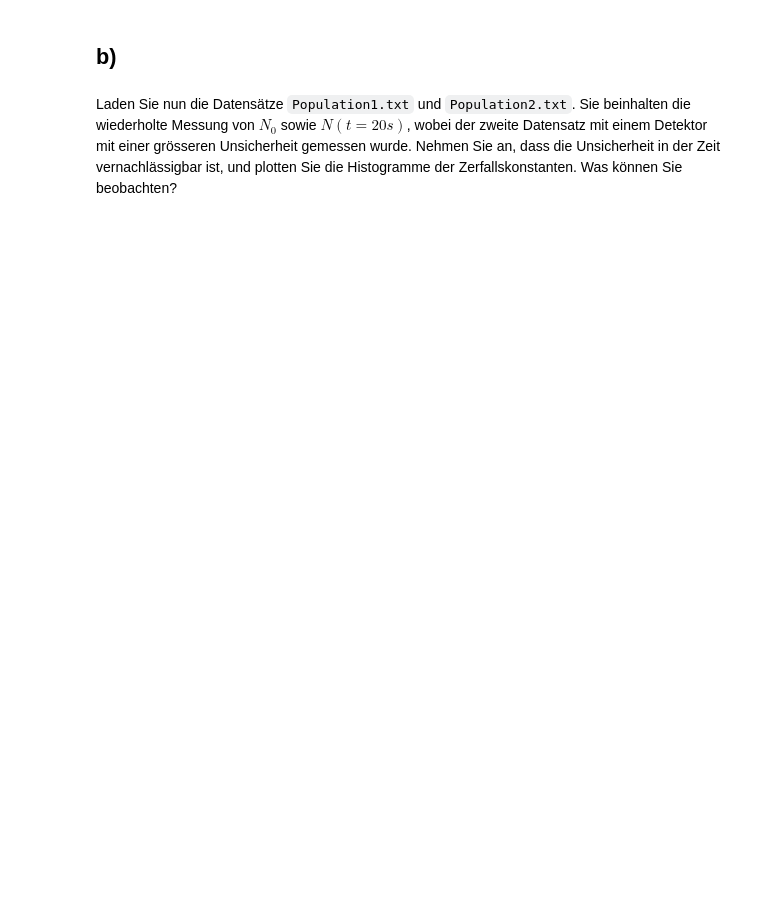
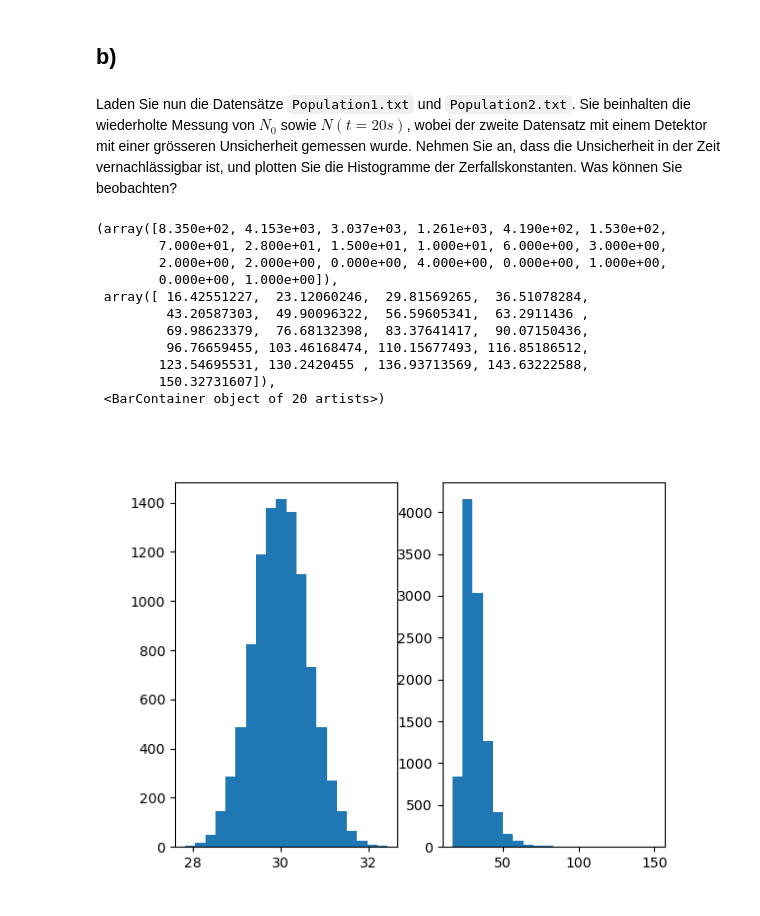
Before and after one commit to Qjasch/Datenanalyse, a Jupyter notebook: Exercises/Ex04/Messfehler und Fehlerfortpflanzung.ipynb, the cells around one changed output. Cells and saved outputs as stored; diff of their text form; code cells hidden in the pictures; blank space fills up the shorter version.

```diff
--- a/Exercises/Ex04/Messfehler und Fehlerfortpflanzung.ipynb
+++ b/Exercises/Ex04/Messfehler und Fehlerfortpflanzung.ipynb
@@ -162,0 +171,23 @@ Laden Sie nun die Datensätze `Population1.txt` und `Population2.txt`. Sie beinh
+# %%
+n_1, m_1 = np.loadtxt('Population1.txt', skiprows=2, delimiter=' ')
+n_2, m_2 = np.loadtxt('Population2.txt', skiprows=2, delimiter=' ')
+
+fig, (ax_1, ax_2) = plt.subplots(1, 2)
+
+t = 20
+
+ax_1.hist(t / np.log(n_1 / m_1), bins=20)
+ax_2.hist(t / np.log(n_2 / m_2), bins=20)
+# %% [output]
+(array([8.350e+02, 4.153e+03, 3.037e+03, 1.261e+03, 4.190e+02, 1.530e+02,
+        7.000e+01, 2.800e+01, 1.500e+01, 1.000e+01, 6.000e+00, 3.000e+00,
+        2.000e+00, 2.000e+00, 0.000e+00, 4.000e+00, 0.000e+00, 1.000e+00,
+        0.000e+00, 1.000e+00]),
+ array([ 16.42551227,  23.12060246,  29.81569265,  36.51078284,
+         43.20587303,  49.90096322,  56.59605341,  63.2911436 ,
+         69.98623379,  76.68132398,  83.37641417,  90.07150436,
+         96.76659455, 103.46168474, 110.15677493, 116.85186512,
+        123.54695531, 130.2420455 , 136.93713569, 143.63222588,
+        150.32731607]),
+ <BarContainer object of 20 artists>)
+[figure, added]
```
Also changed, not shown: parts of 8 cells of this notebook, 1 other file.
